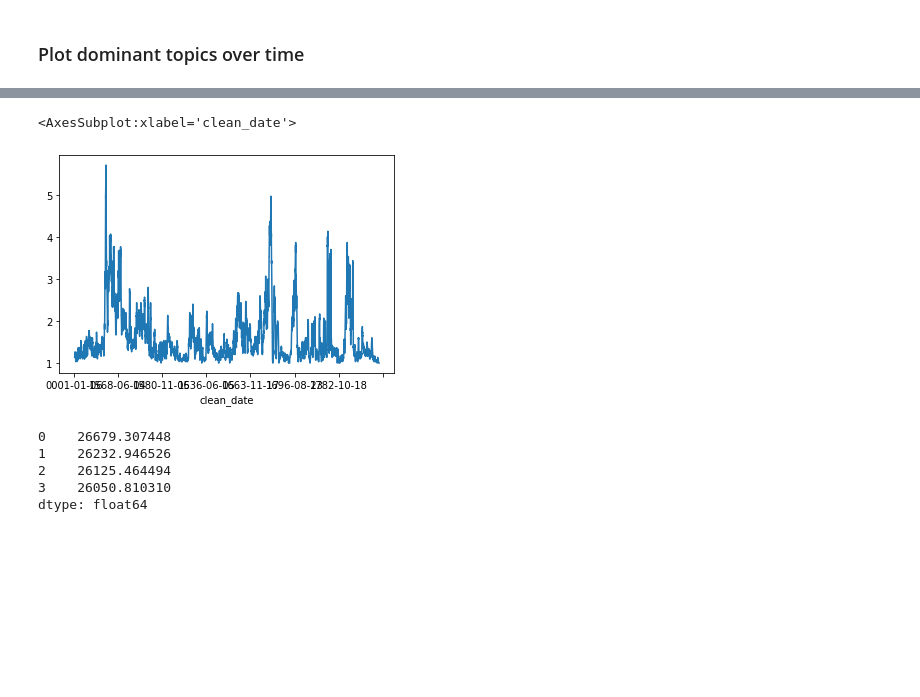
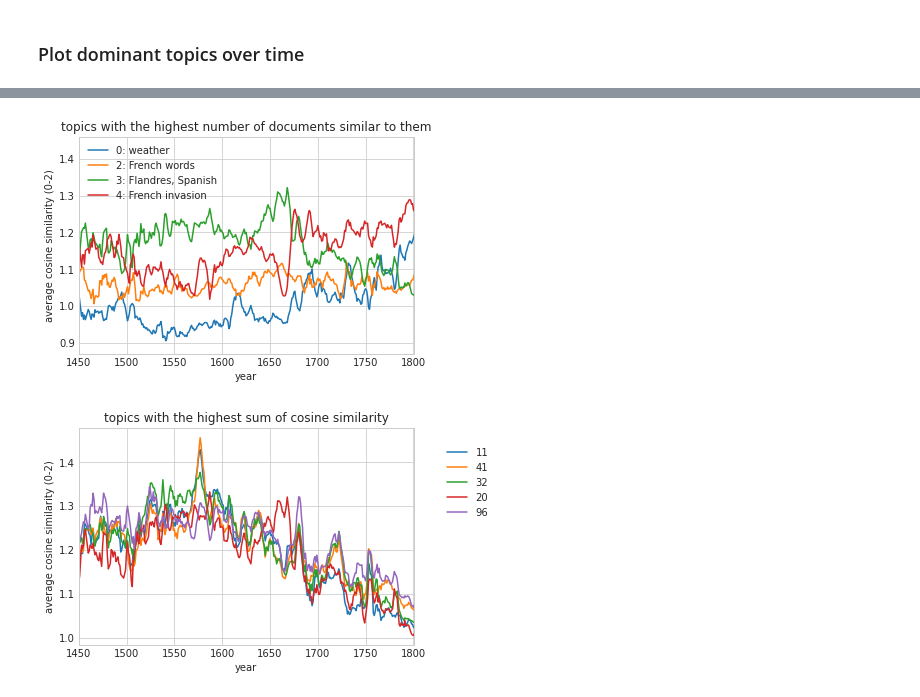
Before and after one commit to centre-for-humanities-computing/dutch-chronicles, a Jupyter notebook: notebooks/top2vec_analysis.ipynb, the cells around one changed output, grey strips where cells are left out. Cells and saved outputs as stored; diff of their text form; code cells hidden in the pictures; blank space fills up the shorter version.

```diff
--- a/notebooks/top2vec_analysis.ipynb
+++ b/notebooks/top2vec_analysis.ipynb
@@ -20,6 +20,7 @@ import pandas as pd
 
 import matplotlib.pyplot as plt
 import seaborn as sns
+plt.style.use('seaborn-whitegrid')
 # %% [markdown]
 ### Load primitives with corrected date and topic weights and merge both
 # %%
@@ -78,13 +64,24 @@ plt.show()
-# %%
-total.groupby('clean_date')['clean_date'].count().rolling(window=30).mean().plot()
-# %% [output]
-<AxesSubplot:xlabel='clean_date'>
-[figure, removed]
-# %%
-total[[0, 1, 2, 3]].sum()
-# %% [output]
-0    26679.307448
-1    26232.946526
-2    26125.464494
-3    26050.810310
-dtype: float64
+# %%
+total['year'] = total['clean_date'].str[:4]
+total['year'] = pd.to_numeric(total['year'])
+# %%
+total.groupby('year')[0, 2, 3, 4].agg('mean').rolling(window=5).mean().plot()
+plt.legend(loc='right', bbox_to_anchor=(1.25, 0.75))
+plt.title('topics with the highest number of documents similar to them')
+plt.legend(['0: weather', '2: French words', '3: Flandres, Spanish', '4: French invasion'])
+plt.ylabel('average cosine similarity (0-2)')
+plt.xlabel('year')
+plt.xlim([1450, 1800])
+plt.show()
+# %% [output]
+[figure, added]
+# %%
+total.groupby('year')[11, 41, 32, 20, 96].agg('mean').rolling(window=5).mean().plot()
+plt.legend(loc='right', bbox_to_anchor=(1.25, 0.75))
+plt.title('topics with the highest sum of cosine similarity')
+plt.ylabel('average cosine similarity (0-2)')
+plt.xlabel('year')
+plt.xlim([1450, 1800])
+plt.show()
+# %% [output]
+[figure, added]
```
Also changed, not shown: parts of 11 cells of this notebook, 2 other files.
